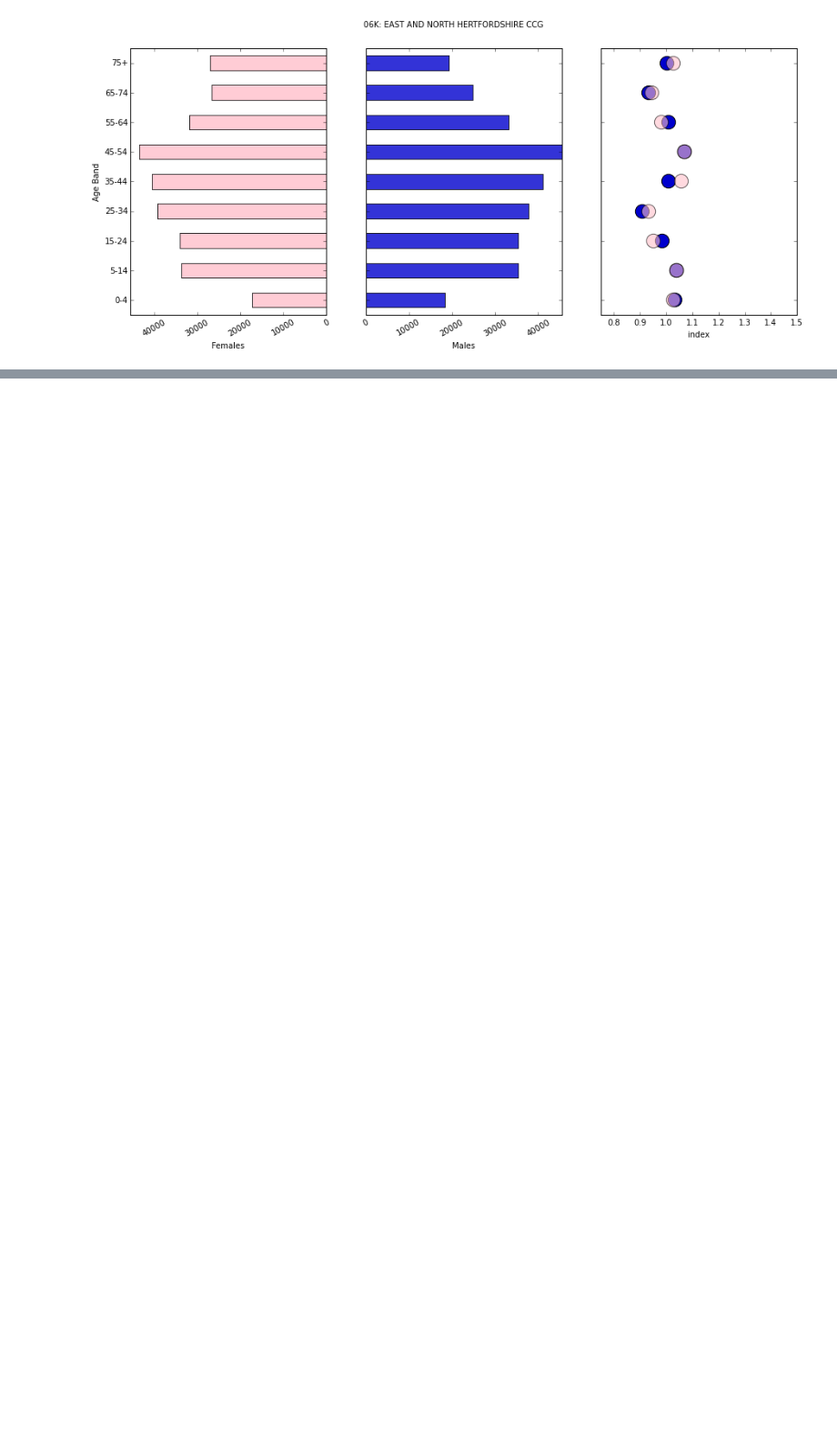
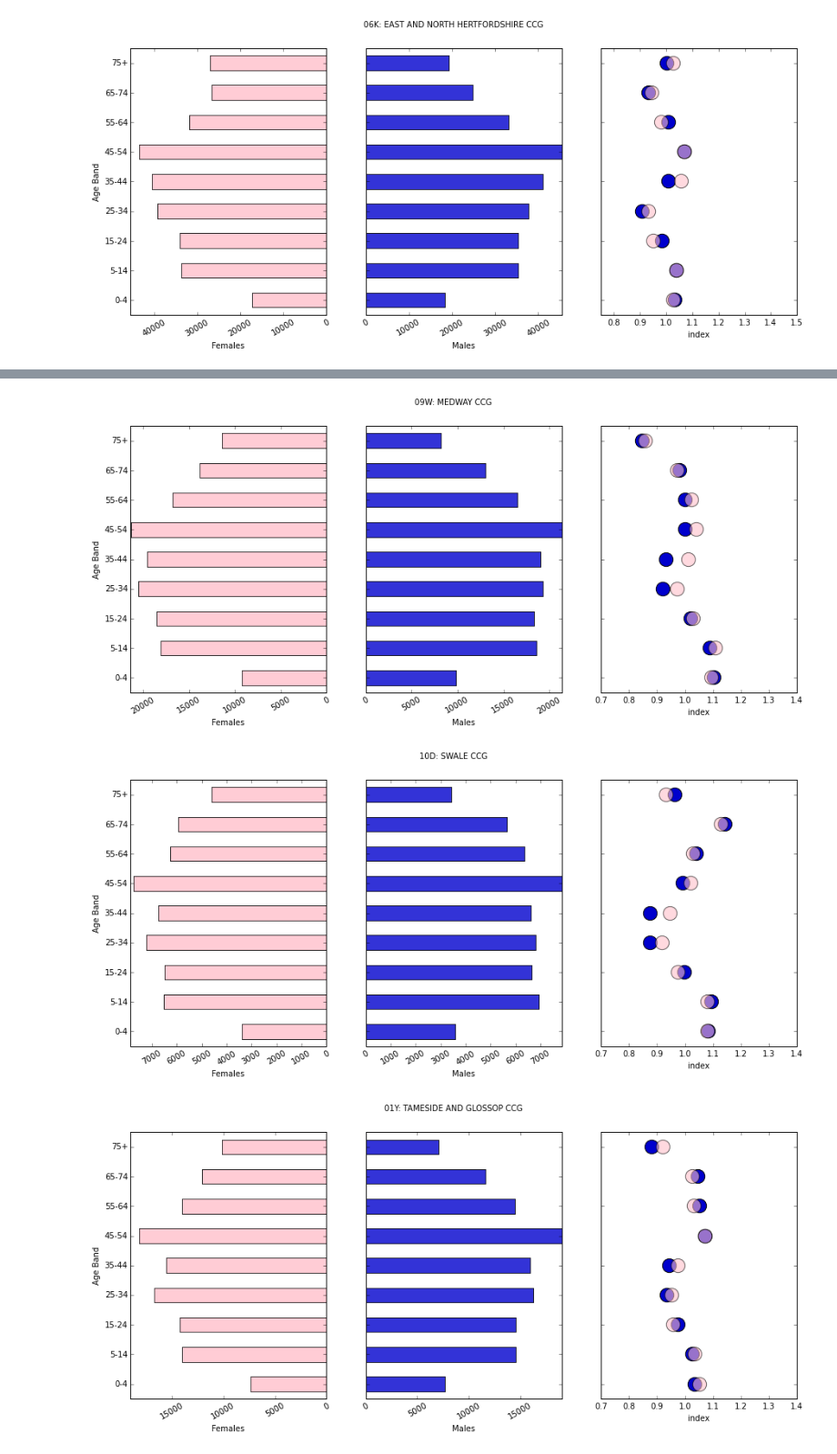
Before and after one commit to tdbudden/hscictools, a Jupyter notebook: notebooks/Primary Care Demographics.ipynb, the cells around one changed output, grey strips where cells are left out. Shown at 91% size. Drawn from its saved outputs; the diff is of its cells as text; code cells hidden in the pictures; blank space fills up the shorter version.

```diff
--- a/notebooks/Primary Care Demographics.ipynb
+++ b/notebooks/Primary Care Demographics.ipynb
@@ -101,0 +120,9 @@ for i in ccgdemogs.stack((0,1)).groupby(level=(0,1)).sum().sort(inplace=False,as
+# %%
+for i in ccgdemogs.index:
+    if filter(lambda x: x.lower() in ' '.join(i).lower(),"swale,wirral,medway,glossop".split(',')):
+        if ccgdemogs.ix[i].sum() > 0:
+            age_gender_tornado_with_index(ccgdemogs.ix[i],nation,title="%s: %s" % (i[1],i[0]),indexlim=(0.7,1.4))
+# %% [output]
+[figure, added]
+[figure, added]
+[figure, added]
```
Also changed, not shown: parts of 5 cells of this notebook, 2 other files.
